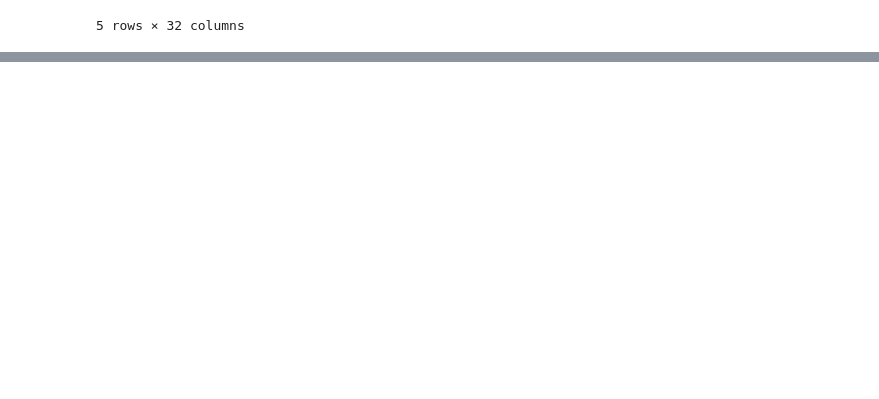
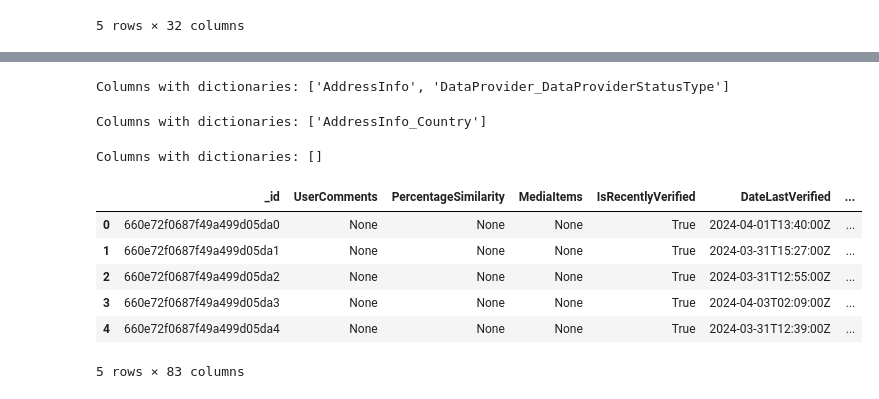
Before and after one commit to Ramsha-amir26/DAP-TABA, a Jupyter notebook: Openchargemap.ipynb, the cells around one changed output, grey strips where cells are left out. Saved outputs shown, nothing was run; the diff lists cells and outputs as text; code cells hidden in the pictures; blank space fills up the shorter version.

```diff
--- a/Openchargemap.ipynb
+++ b/Openchargemap.ipynb
@@ -117,0 +163,5 @@ df.head()
+# %%
+dict_columns = [col for col in new_df.columns if isinstance(new_df[col].iloc[0], dict)]
+print("Columns with dictionaries:", dict_columns)
+# %% [output]
+Columns with dictionaries: ['AddressInfo', 'DataProvider_DataProviderStatusType']
@@ -117,0 +177,5 @@ df.head()
+# %%
+dict_columns = [col for col in new_df.columns if isinstance(new_df[col].iloc[0], dict)]
+print("Columns with dictionaries:", dict_columns)
+# %% [output]
+Columns with dictionaries: ['AddressInfo_Country']
@@ -117,0 +187,15 @@ df.head()
+# %%
+dict_columns = [col for col in new_df.columns if isinstance(new_df[col].iloc[0], dict)]
+print("Columns with dictionaries:", dict_columns)
+# %% [output]
+Columns with dictionaries: []
+# %%
+new_df.head()
+# %% [output]
+|  | _id | UserComments | PercentageSimilarity | MediaItems | IsRecentlyVerified | DateLastVerified | ... |
+| 0 | 660e72f0687f49a499d05da0 | None | None | None | True | 2024-04-01T13:40:00Z | ... |
+| 1 | 660e72f0687f49a499d05da1 | None | None | None | True | 2024-03-31T15:27:00Z | ... |
+| 2 | 660e72f0687f49a499d05da2 | None | None | None | True | 2024-03-31T12:55:00Z | ... |
+| 3 | 660e72f0687f49a499d05da3 | None | None | None | True | 2024-04-03T02:09:00Z | ... |
+| 4 | 660e72f0687f49a499d05da4 | None | None | None | True | 2024-03-31T12:39:00Z | ... |
+5 rows × 83 columns
```
Also changed, not shown: parts of 14 cells of this notebook, 1 other file.
